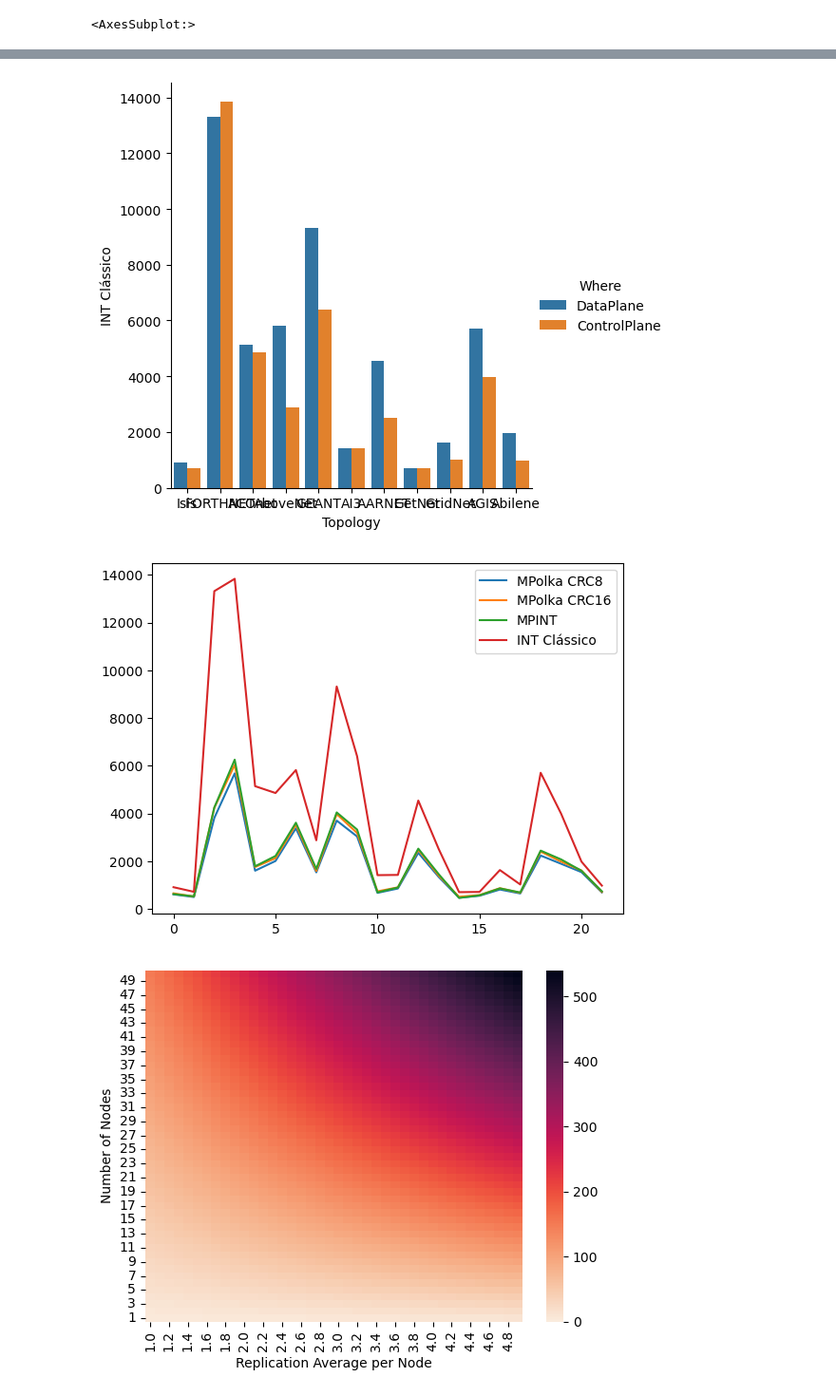
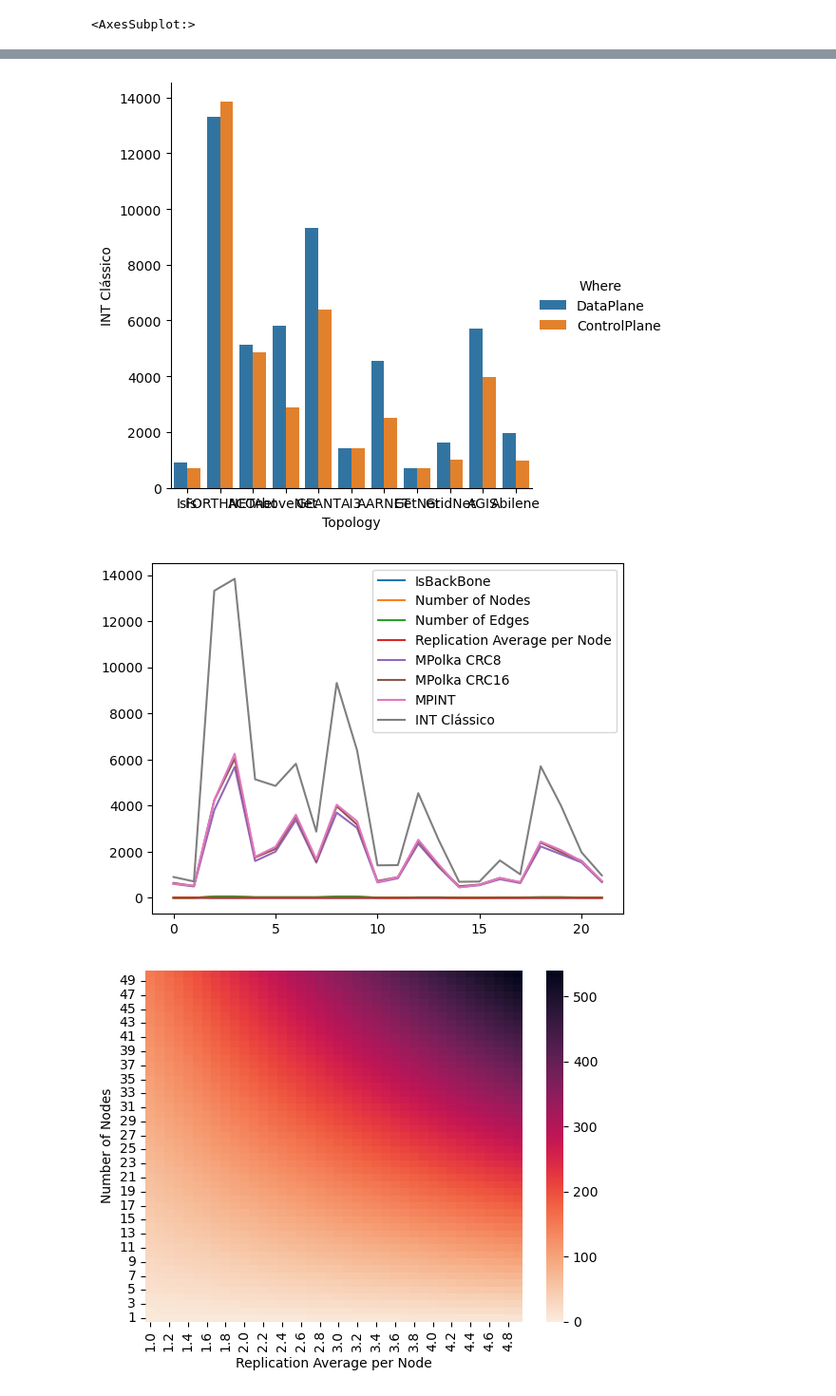
Before and after one commit to nerds-ufes/Polkalyzer, a Jupyter notebook: GraphToProbe.ipynb, the cells around one changed output, grey strips where cells are left out. Shown at 95% size. Saved outputs shown, nothing was run; the diff lists cells and outputs as text; code cells hidden in the pictures.

```diff
--- a/GraphToProbe.ipynb
+++ b/GraphToProbe.ipynb
@@ -10,6 +10,8 @@ GIsis = nx.from_edgelist([[1,5],[5,3],[1,2],[2,6],[6,4],[6,7]])
 #GIsis = nx.from_edgelist([[0, 1], [0, 2], [1, 10], [2, 9], [10, 7], [9, 8], [3, 6], [4, 6], [6, 7], [5, 8]])
 sonda = []
 sondaTemp = []
+
+replicationTemp = []
 
 overhead_DataPlane_MPINT = []
 overhead_ControlPlane_MPINT = []
@@ -52,7 +54,7 @@ def GMLToMST(path):
     return T,topologyName,isBackBone,numberOfNodes,numberOfEdges
 
 
-def toDataframe(df,topology,isBackBone,numberOfNodes,numberOfEdges,sonda):
+def toDataframe(df,topology,isBackBone,numberOfNodes,numberOfEdges,replicationPerNode):
     #Overhead por abordagem
     overheadDP_mPolkaCRC8 = sum(sum(overhead_DataPlane_MPolkaCRC8,[]))
     overheadDP_mPolkaCRC16 = sum(sum(overhead_DataPlane_MPolkaCRC16,[]))
@@ -64,11 +66,14 @@ def toDataframe(df,topology,isBackBone,numberOfNodes,numberOfEdges,sonda):
     overheadCP_mPINT = sum(overhead_ControlPlane_MPINT)
     overheadCP_INTClassico = sum(overhead_ControlPlane_INTClassico)
 
+    replicationPerNode = sum(replicationTemp)/numberOfNodes
+
     matrixOverhead = {}
     matrixOverhead['Topology'] = [topology,topology]
-    matrixOverhead['IsBackBone'] = [topology,topology]
-    matrixOverhead['Number Of Nodes'] = [topology,topology]
-    matrixOverhead['Number Of Edges'] = [topology,topology]
+    matrixOverhead['IsBackBone'] = [isBackBone,isBackBone]
+    matrixOverhead['Number of Nodes'] = [numberOfNodes,numberOfNodes]
+    matrixOverhead['Number of Edges'] = [numberOfEdges,numberOfEdges]
+    matrixOverhead['Replication Average per Node'] = [replicationPerNode,replicationPerNode]
     matrixOverhead['Where'] = ['DataPlane','ControlPlane']
     matrixOverhead['MPINT'] = [overheadDP_mPINT,overheadCP_mPINT]
     matrixOverhead['MPolka CRC8'] = [overheadDP_mPolkaCRC8,overheadCP_mPolkaCRC8]
@@ -80,16 +85,9 @@ def toDataframe(df,topology,isBackBone,numberOfNodes,numberOfEdges,sonda):
 
 def appendGraphToDataFrame(df,path):
     G,topologyName,isBackBone,numberOfNodes,numberOfEdges = GMLToMST(path)
-    sondaAux = dfs_init(G,node)
-    #print(topologyName,'Edges = ', G.edges())
-    #print('DP MPINT:',overhead_DataPlane_MPINT)
-    #print('CP MPINT:',overhead_ControlPlane_MPINT)
-    #print('DP MPolka CRC8:',overhead_DataPlane_MPolkaCRC8)
-    #print('CP MPolka CRC8:',overhead_ControlPlane_MPolkaCRC8)
-    #print('DP MPolka CRC16:',overhead_DataPlane_MPolkaCRC16)
-    #print('CP MPolka CRC16:',overhead_ControlPlane_MPolkaCRC16)
+    sondaAux,replication = dfs_init(G,node)
     print('Matriz de Sondas',topologyName,' =',sondaAux,'\n')
-    df = toDataframe(df,topologyName,isBackBone,numberOfNodes,numberOfEdges,sondaAux)
+    df = toDataframe(df,topologyName,isBackBone,numberOfNodes,numberOfEdges,replication)
     return df
 
 def appendAllTopologysToDataFrame(df):
@@ -214,6 +212,7 @@ def dfs(G,v,visited,hops,previousHop): #Retorna a matriz de sondas do MPolka
     visited[v] = True
     sondaTemp.append(v)
     grau = G.degree(v)
+    replicationTemp.append(grau)
     calculaOverheads(sondaTemp,hops)
     hops += 1
     for w in G.neighbors(v):
@@ -238,17 +237,24 @@ def dfs_init(G,v):
     overhead_ControlPlane_MPolkaCRC16.clear()
     overhead_DataPlane_INTClassico.clear()
     overhead_ControlPlane_INTClassico.clear()
+    replicationTemp.clear()
     sondaAux = dfs(G,v,visited,hops=0,previousHop=0)
-    return sondaAux
+
+    print(replicationTemp)
+    replicationTemp.pop(0) #Pop the wrong value
+    replicationTemp.append(G.degree(v)) #Append the right value
+    replication = sum(replicationTemp)
+    print(replicationTemp)
+    return sondaAux, replication
 
 print('Digite o nó que enviará a sonda em G: ')
 node = int(input())
 
-df = pd.DataFrame(columns=['Topology','Where','MPolka CRC8','MPolka CRC16','MPINT','INT Clássico']) #Empty Row Dataframe
+df = pd.DataFrame(columns=['Topology','Where','IsBackBone','Number of Nodes','Number of Edges','Replication Average per Node','MPolka CRC8','MPolka CRC16','MPINT','INT Clássico']) #Empty Row Dataframe
 
-sondaIsis = dfs_init(GIsis,node)
+sondaIsis,isisRep = dfs_init(GIsis,node)
 print('Matriz de Sondas Isis = ',sondaIsis,'\n')
-df = toDataframe(df,'Isis',sondaIsis) #DataFrame Isis Example
+df = toDataframe(df,'Isis',1,1,1,isisRep) #DataFrame Isis Example
 df = appendAllTopologysToDataFrame(df)
 
 print(df)
@@ -280,9 +286,9 @@ Matriz de Sondas AboveNet  = [[1, 4, 0, 2, 10, 20, 19, 18, 17], [13, 11, 21], [1
 <AxesSubplot:>
 [figure]
 [figure]
 [figure]
 [figure]
-[figure, old version]
+[figure, new version]
 # %%
 import pandas as pd
 import seaborn as sns
```
Also changed, not shown: parts of 1 cell of this notebook, 2 other files.
